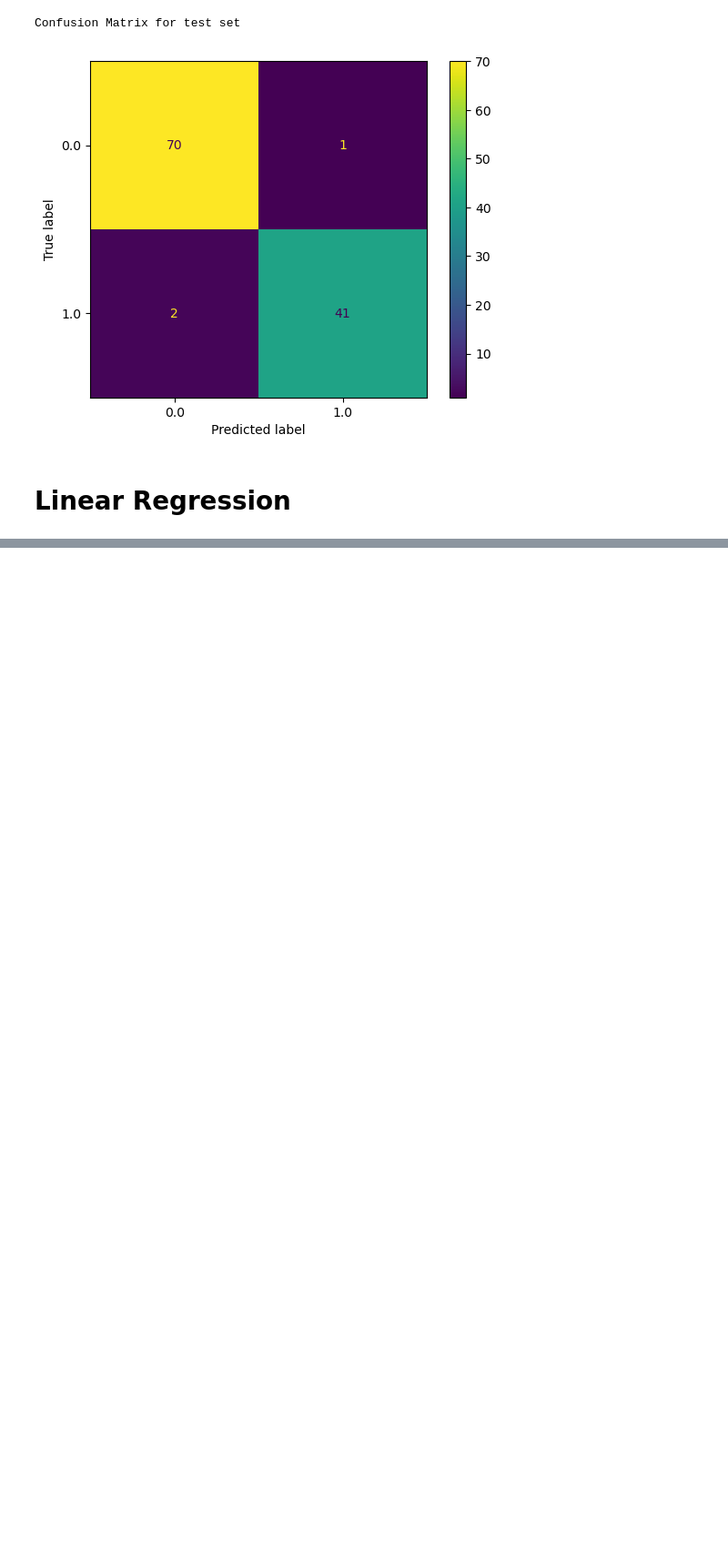
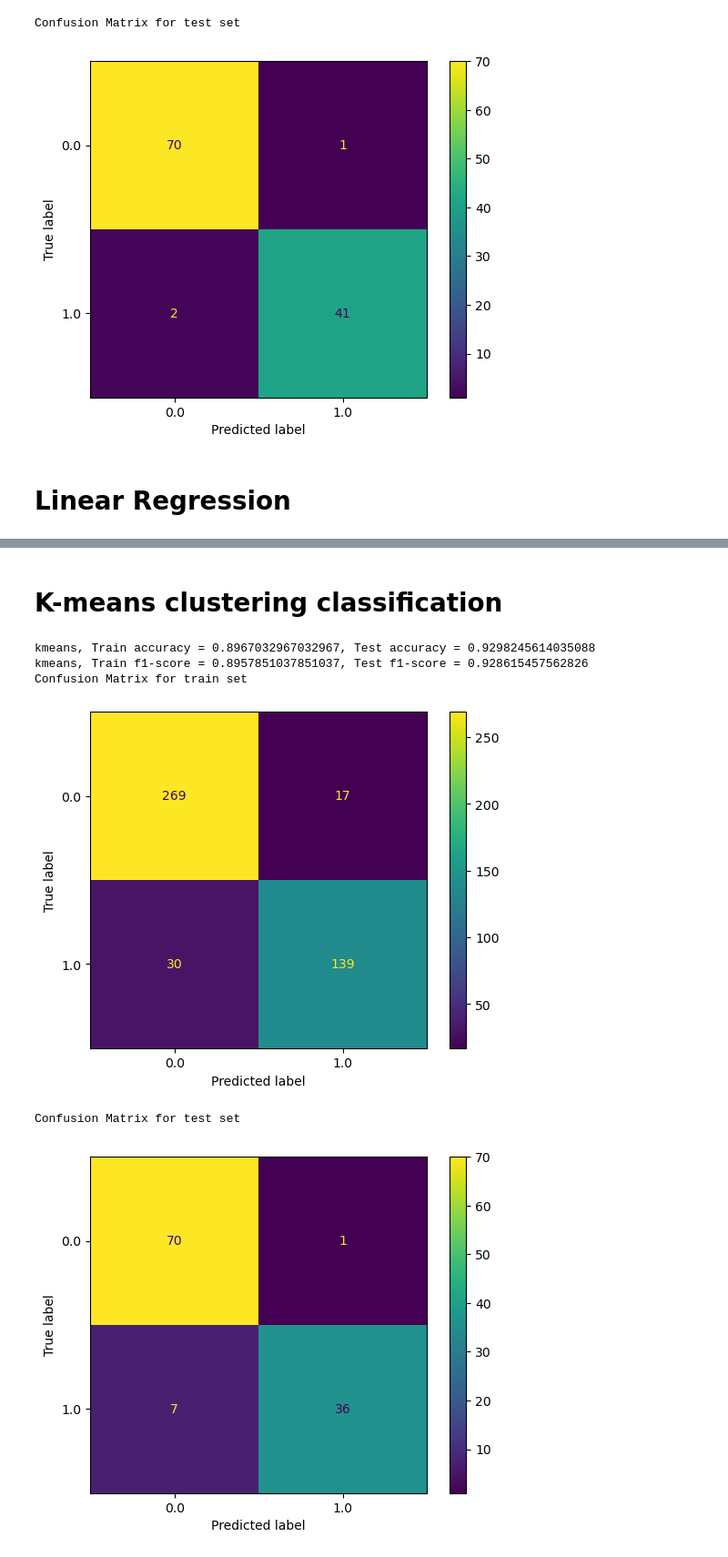
Before and after one commit to Dropptimus/D7041E_Mini_project, a Jupyter notebook: full_pipeline.ipynb, the cells around one changed output, grey strips where cells are left out. Shown at 91% size. Drawn from its saved outputs; the diff is of its cells as text; code cells hidden in the pictures; blank space fills up the shorter version.

Commit message:
writer and k-means

```diff
--- a/full_pipeline.ipynb
+++ b/full_pipeline.ipynb
@@ -120,0 +107,29 @@ X_train, X_test, y_train, y_test = train_test_split(X, y, test_size=TEST_SIZE, r
+# %%
+def kmeans_classification(X_train, y_train, X_test):
+    # get the amount of clusters
+    n_clusters = len(np.unique(y_train))
+    # create k-means classifier
+    kmeans = KMeans(n_clusters = n_clusters, random_state=42)
+
+    # normalize train data
+    scaler = StandardScaler()
+    X_train = scaler.fit_transform(X_train)
+    kmeans.fit(X_train)
+
+    cluster_labels = kmeans.predict(X_train)
+    labels_map = {}
+    # loops through all cluster labels
+    for cluster in np.unique(cluster_labels):
+        class_label = mode(y_train[cluster_labels == cluster])[0] # selects the most common label for that cluster
+        labels_map[cluster] = class_label # map that label to the cluster
+
+    y_pred_train = np.array([labels_map[cluster] for cluster in cluster_labels]) # maps cluster to labels
+
+    # normalize test data using train data mean and std
+    X_test = scaler.transform(X_test)
+
+    # predict and map for test set
+    test_clusters = kmeans.predict(X_test)
+    y_pred_test = np.array([labels_map[cluster] for cluster in test_clusters])
+
+    return y_pred_train, y_pred_test
@@ -120,0 +138,7 @@ X_train, X_test, y_train, y_test = train_test_split(X, y, test_size=TEST_SIZE, r
+# %%
+writer = SummaryWriter()
+
+train_acc_dict = {}
+train_f1_dict = {}
+test_acc_dict = {}
+test_f1_dict = {}
@@ -239,3 +282,18 @@ sklearn.utils._param_validation.InvalidParameterError: The 'penalty' parameter o
 [figure]
 Confusion Matrix for test set
 [figure]
+# %% [markdown]
+# K-means clustering classification
+# %%
+n_clusters = len(np.unique(y_train))
+kmeans = KMeans(n_clusters = n_clusters, random_state=42)
+params = [{"n_clusters": [n_clusters]}]
+
+test_classifier(kmeans, "kmeans", params, X_train, y_train, X_test, y_test)
+# %% [output]
+kmeans, Train accuracy = 0.8967032967032967, Test accuracy = 0.9298245614035088
+kmeans, Train f1-score = 0.8957851037851037, Test f1-score = 0.928615457562826
+Confusion Matrix for train set
+[figure, added]
+Confusion Matrix for test set
+[figure, added]
```
Also changed, not shown: parts of 9 cells of this notebook.
